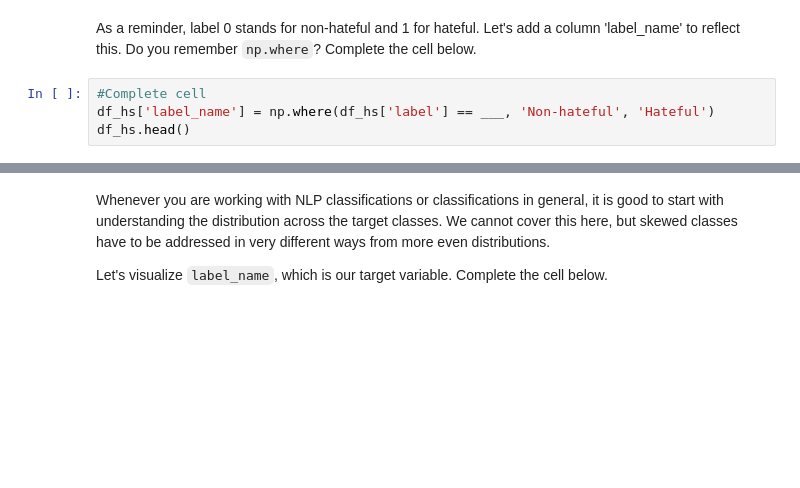
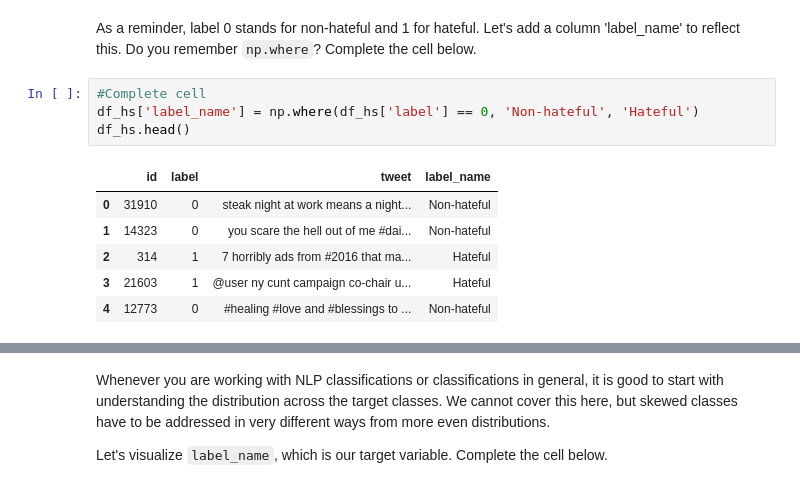
Before and after one commit to onni-Q/workshop_notebooks, a Jupyter notebook: Week4_Workshop.ipynb, the cells around one changed output, grey strips where cells are left out. Cells and saved outputs as stored; diff of their text form; blank space fills up the shorter version.

```diff
--- a/Week4_Workshop.ipynb
+++ b/Week4_Workshop.ipynb
@@ -299,8 +393,15 @@ print('All tests passed!')
 As a reminder, label 0 stands for non-hateful and 1 for hateful. Let's add a column 'label_name' to reflect this. Do you remember `np.where`? Complete the cell below.
 # %%
 #Complete cell
-df_hs['label_name'] = np.where(df_hs['label'] == ___, 'Non-hateful', 'Hateful')
+df_hs['label_name'] = np.where(df_hs['label'] == 0, 'Non-hateful', 'Hateful')
 df_hs.head()
+# %% [output]
+|  | id | label | tweet | label_name |
+| 0 | 31910 | 0 | steak night at work means a night... | Non-hateful |
+| 1 | 14323 | 0 | you scare the hell out of me #dai... | Non-hateful |
+| 2 | 314 | 1 | 7 horribly ads from #2016 that ma... | Hateful |
+| 3 | 21603 | 1 | @user ny cunt campaign co-chair u... | Hateful |
+| 4 | 12773 | 0 | #healing #love and #blessings to ... | Non-hateful |
 # %%
 q2.check()
 #q2.hint()
```
Also changed, not shown: parts of 59 cells of this notebook.
